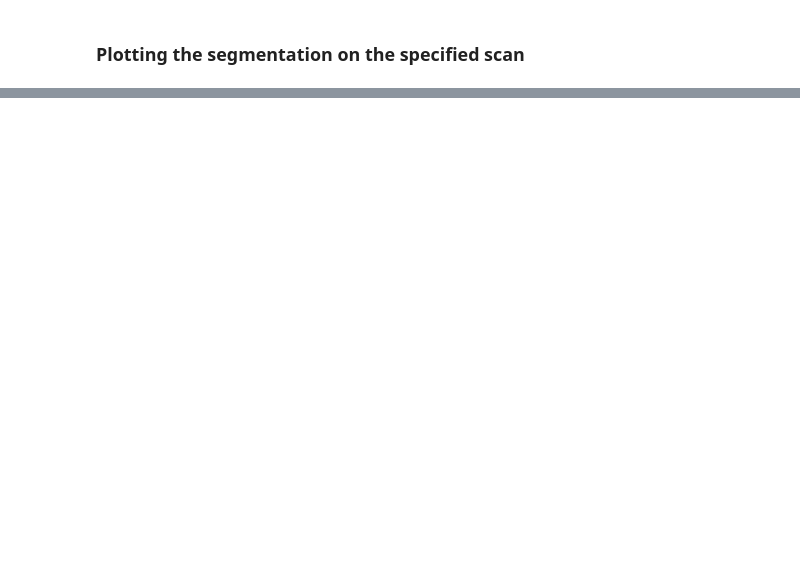
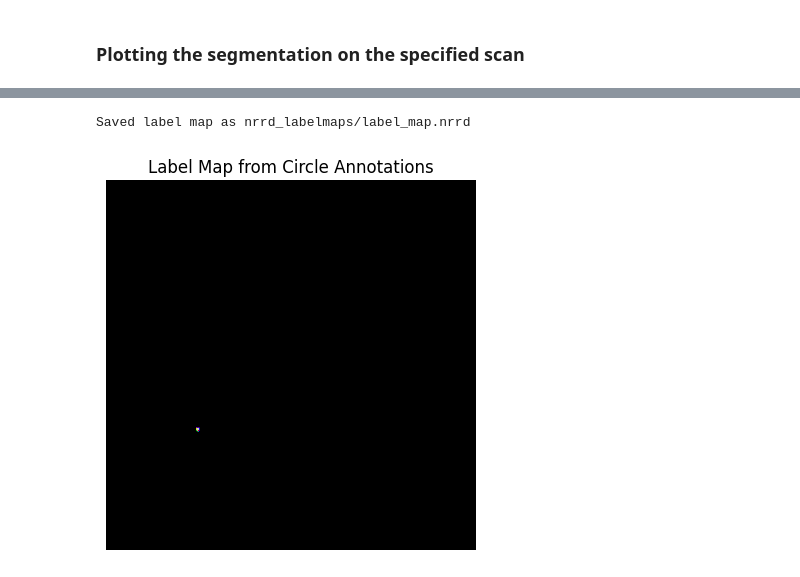
Before and after one commit to Neermita18/NSCLC_gene_mutation_cse_intern, a Jupyter notebook: Tumor_segmentations_from_XML_AIM.ipynb, the cells around one changed output, grey strips where cells are left out. Saved outputs shown, nothing was run; the diff lists cells and outputs as text; code cells hidden in the pictures; blank space fills up the shorter version.

```diff
--- a/Tumor_segmentations_from_XML_AIM.ipynb
+++ b/Tumor_segmentations_from_XML_AIM.ipynb
@@ -128,0 +179,5 @@ plt.show()
+# %%
+circle_annotations = extract_circle_annotations(xml_file)
+# %% [output]
+Saved label map as nrrd_labelmaps/label_map.nrrd
+[figure, added]
```
Also changed, not shown: parts of 18 cells of this notebook.
